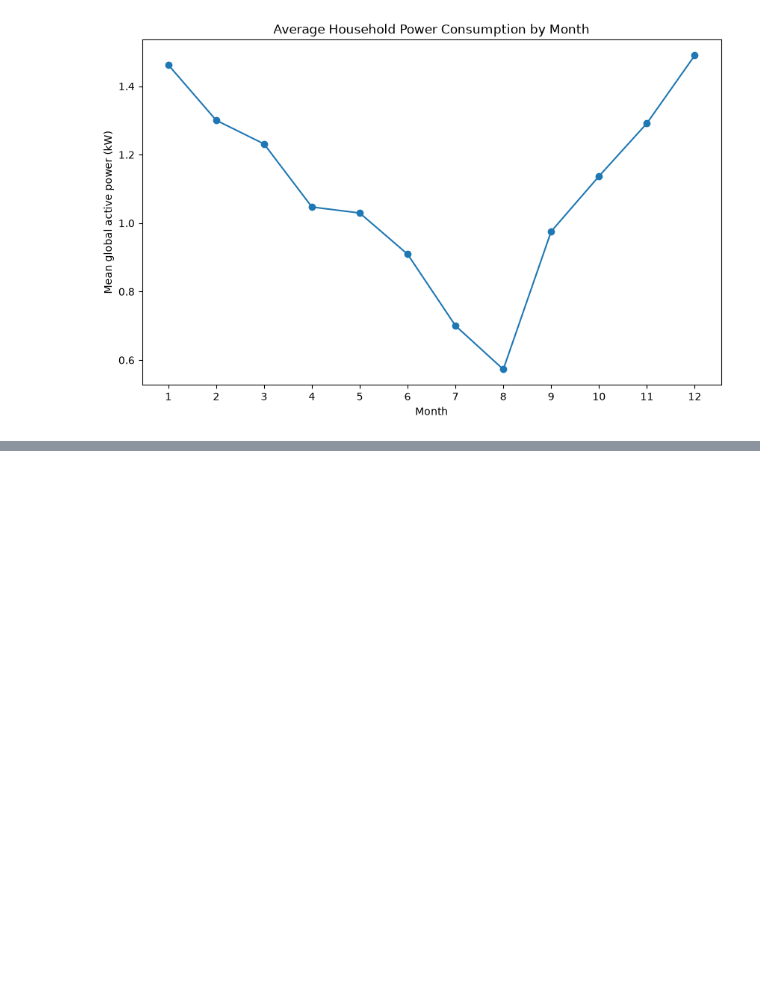
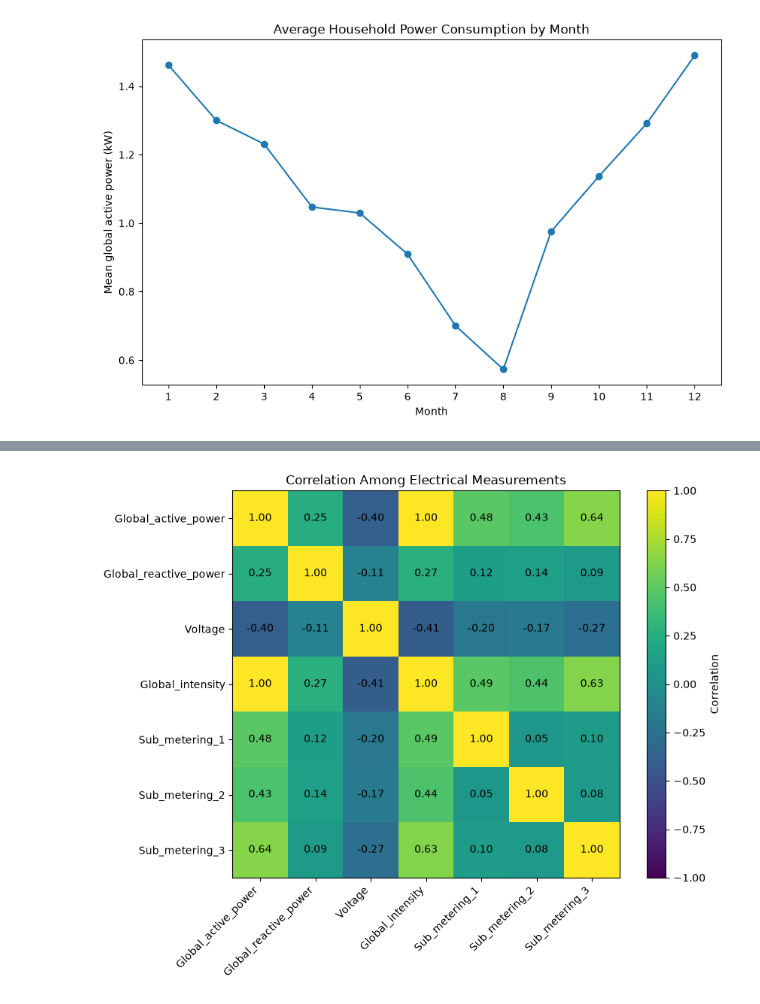
Before and after one commit to dmurray-data/deep-learning-tabular, a Jupyter notebook: notebooks/02_eda.ipynb, the cells around one changed output, grey strips where cells are left out. Cells and saved outputs as stored; diff of their text form; code cells hidden in the pictures; blank space fills up the shorter version.

Commit message:
examined electrical measurement relationships, corr matrix, scatter plots, scatter plots against active power

```diff
--- a/notebooks/02_eda.ipynb
+++ b/notebooks/02_eda.ipynb
@@ -270,0 +273,14 @@ plt.show()
+# %%
+electrical_cols = [
+    "Global_active_power",
+    "Global_reactive_power",
+    "Voltage",
+    "Global_intensity",
+    "Sub_metering_1",
+    "Sub_metering_2",
+    "Sub_metering_3"
+]
+
+corr = df[electrical_cols].corr()
+
+corr.round(3)
@@ -270,0 +296,28 @@ plt.show()
+# %%
+fig, ax = plt.subplots(figsize=(9, 7))
+
+im = ax.imshow(corr, vmin=-1, vmax=1)
+
+ax.set_xticks(range(len(electrical_cols)))
+ax.set_yticks(range(len(electrical_cols)))
+
+ax.set_xticklabels(electrical_cols, rotation=45, ha="right")
+ax.set_yticklabels(electrical_cols)
+
+for i in range(len(electrical_cols)):
+    for j in range(len(electrical_cols)):
+        ax.text(
+            j,
+            i,
+            f"{corr.iloc[i, j]:.2f}",
+            ha="center",
+            va="center"
+        )
+
+fig.colorbar(im, ax=ax, label="Correlation")
+
+plt.title("Correlation Among Electrical Measurements")
+plt.tight_layout()
+plt.show()
+# %% [output]
+[figure, added]
```
Also changed, not shown: parts of 6 cells of this notebook.
